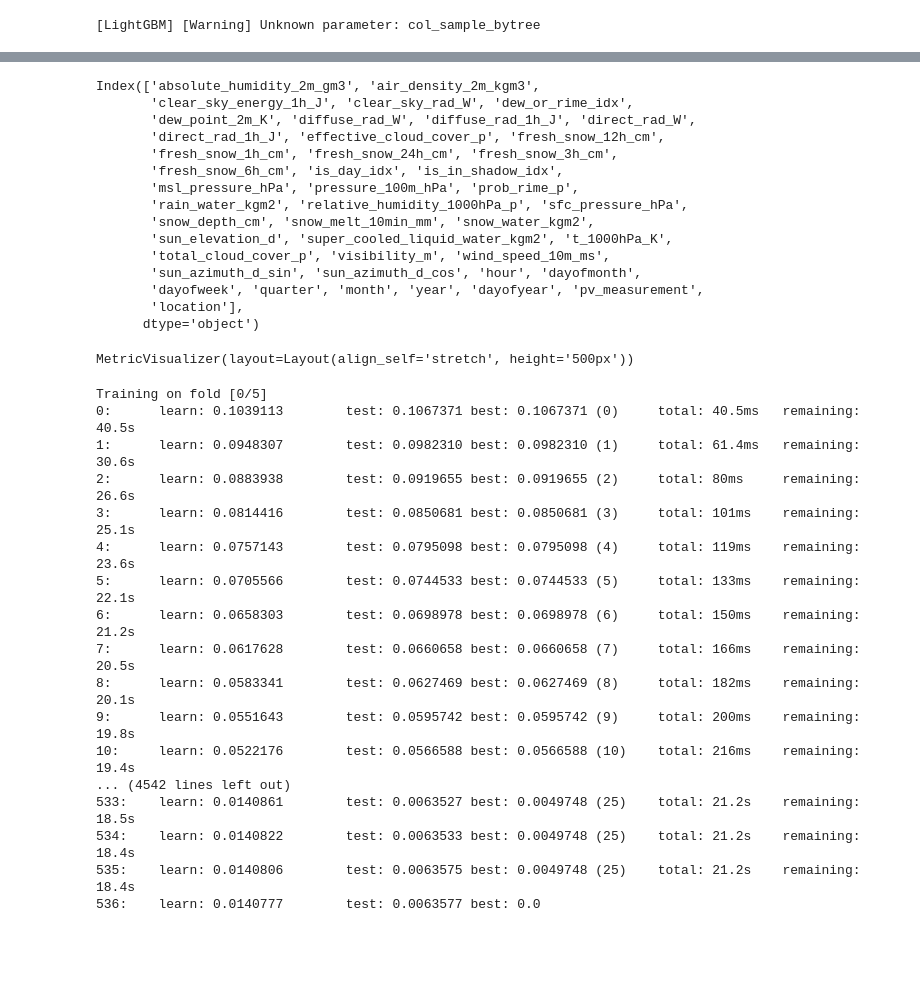
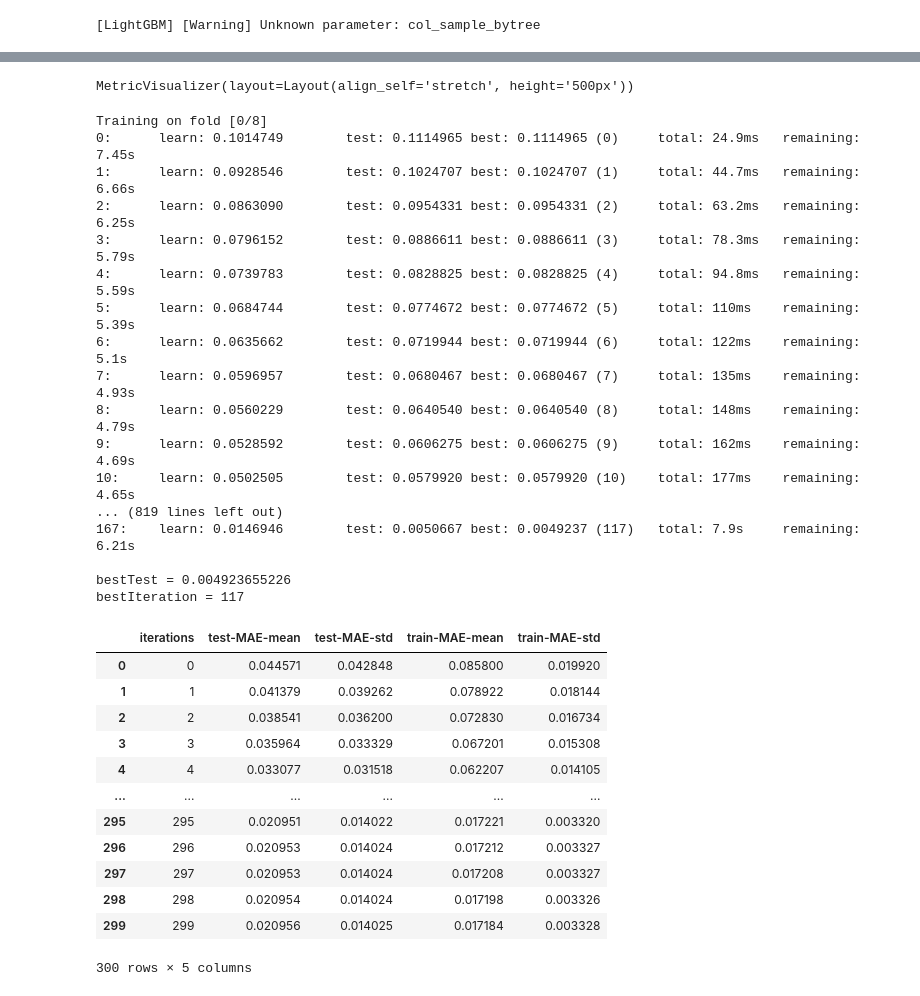
Before and after one commit to mathiasraa/tdt4173-forecasting, a Jupyter notebook: notebooks/lgb.ipynb, the cells around one changed output, grey strips where cells are left out. Drawn from its saved outputs; the diff is of its cells as text; code cells hidden in the pictures; blank space fills up the shorter version.

```diff
--- a/notebooks/lgb.ipynb
+++ b/notebooks/lgb.ipynb
@@ -97,21 +68,0 @@ cb_train_data["dayofmonth"].plot(kind="hist")
-# %%
-cb_train_data.columns
-# %% [output]
-Index(['absolute_humidity_2m_gm3', 'air_density_2m_kgm3',
-       'clear_sky_energy_1h_J', 'clear_sky_rad_W', 'dew_or_rime_idx',
-       'dew_point_2m_K', 'diffuse_rad_W', 'diffuse_rad_1h_J', 'direct_rad_W',
-       'direct_rad_1h_J', 'effective_cloud_cover_p', 'fresh_snow_12h_cm',
-       'fresh_snow_1h_cm', 'fresh_snow_24h_cm', 'fresh_snow_3h_cm',
-       'fresh_snow_6h_cm', 'is_day_idx', 'is_in_shadow_idx',
-       'msl_pressure_hPa', 'pressure_100m_hPa', 'prob_rime_p',
-       'rain_water_kgm2', 'relative_humidity_1000hPa_p', 'sfc_pressure_hPa',
-       'snow_depth_cm', 'snow_melt_10min_mm', 'snow_water_kgm2',
-       'sun_elevation_d', 'super_cooled_liquid_water_kgm2', 't_1000hPa_K',
-       'total_cloud_cover_p', 'visibility_m', 'wind_speed_10m_ms',
-       'sun_azimuth_d_sin', 'sun_azimuth_d_cos', 'hour', 'dayofmonth',
-       'dayofweek', 'quarter', 'month', 'year', 'dayofyear', 'pv_measurement',
-       'location'],
-      dtype='object')
-# %%
-tss = TimeSeriesSplit(4)
-folds = tss.split(cb_train_data)
@@ -139,7 +92,7 @@ results = cb.cv(
         "loss_function": "MAE",
         "has_time": True,
         "one_hot_max_size": 24,
-        # "iterations": 1000,
+        "iterations": 300,
         "depth": 10,
         "learning_rate": 0.1,
         "l2_leaf_reg": 0.1,
@@ -152,7 +105,7 @@ results = cb.cv(
         # "bootstrap_type": "Bernoulli",
         # "subsample": 0.8,
     },
-    # od_type="Iter",
+    early_stopping_rounds=50,
     inverted=False,
     shuffle=False,
     stratified=False,
@@ -162,20 +115,36 @@ results = cb.cv(
 )
 # %% [output]
 MetricVisualizer(layout=Layout(align_self='stretch', height='500px'))
-Training on fold [0/5]
-0:      learn: 0.1039113        test: 0.1067371 best: 0.1067371 (0)     total: 40.5ms   remaining: 40.5s
-1:      learn: 0.0948307        test: 0.0982310 best: 0.0982310 (1)     total: 61.4ms   remaining: 30.6s
-2:      learn: 0.0883938        test: 0.0919655 best: 0.0919655 (2)     total: 80ms     remaining: 26.6s
-3:      learn: 0.0814416        test: 0.0850681 best: 0.0850681 (3)     total: 101ms    remaining: 25.1s
-4:      learn: 0.0757143        test: 0.0795098 best: 0.0795098 (4)     total: 119ms    remaining: 23.6s
-5:      learn: 0.0705566        test: 0.0744533 best: 0.0744533 (5)     total: 133ms    remaining: 22.1s
-6:      learn: 0.0658303        test: 0.0698978 best: 0.0698978 (6)     total: 150ms    remaining: 21.2s
-7:      learn: 0.0617628        test: 0.0660658 best: 0.0660658 (7)     total: 166ms    remaining: 20.5s
-8:      learn: 0.0583341        test: 0.0627469 best: 0.0627469 (8)     total: 182ms    remaining: 20.1s
-9:      learn: 0.0551643        test: 0.0595742 best: 0.0595742 (9)     total: 200ms    remaining: 19.8s
-10:     learn: 0.0522176        test: 0.0566588 best: 0.0566588 (10)    total: 216ms    remaining: 19.4s
-... (4542 lines left out)
-533:    learn: 0.0140861        test: 0.0063527 best: 0.0049748 (25)    total: 21.2s    remaining: 18.5s
-534:    learn: 0.0140822        test: 0.0063533 best: 0.0049748 (25)    total: 21.2s    remaining: 18.4s
-535:    learn: 0.0140806        test: 0.0063575 best: 0.0049748 (25)    total: 21.2s    remaining: 18.4s
-536:    learn: 0.0140777        test: 0.0063577 best: 0.0
+Training on fold [0/8]
+0:      learn: 0.1014749        test: 0.1114965 best: 0.1114965 (0)     total: 24.9ms   remaining: 7.45s
+1:      learn: 0.0928546        test: 0.1024707 best: 0.1024707 (1)     total: 44.7ms   remaining: 6.66s
+2:      learn: 0.0863090        test: 0.0954331 best: 0.0954331 (2)     total: 63.2ms   remaining: 6.25s
+3:      learn: 0.0796152        test: 0.0886611 best: 0.0886611 (3)     total: 78.3ms   remaining: 5.79s
+4:      learn: 0.0739783        test: 0.0828825 best: 0.0828825 (4)     total: 94.8ms   remaining: 5.59s
+5:      learn: 0.0684744        test: 0.0774672 best: 0.0774672 (5)     total: 110ms    remaining: 5.39s
+6:      learn: 0.0635662        test: 0.0719944 best: 0.0719944 (6)     total: 122ms    remaining: 5.1s
+7:      learn: 0.0596957        test: 0.0680467 best: 0.0680467 (7)     total: 135ms    remaining: 4.93s
+8:      learn: 0.0560229        test: 0.0640540 best: 0.0640540 (8)     total: 148ms    remaining: 4.79s
+9:      learn: 0.0528592        test: 0.0606275 best: 0.0606275 (9)     total: 162ms    remaining: 4.69s
+10:     learn: 0.0502505        test: 0.0579920 best: 0.0579920 (10)    total: 177ms    remaining: 4.65s
+... (819 lines left out)
+167:    learn: 0.0146946        test: 0.0050667 best: 0.0049237 (117)   total: 7.9s     remaining: 6.21s
+
+bestTest = 0.004923655226
+bestIteration = 117
+# %%
+results
+# %% [output]
+|  | iterations | test-MAE-mean | test-MAE-std | train-MAE-mean | train-MAE-std |
+| 0 | 0 | 0.044571 | 0.042848 | 0.085800 | 0.019920 |
+| 1 | 1 | 0.041379 | 0.039262 | 0.078922 | 0.018144 |
+| 2 | 2 | 0.038541 | 0.036200 | 0.072830 | 0.016734 |
+| 3 | 3 | 0.035964 | 0.033329 | 0.067201 | 0.015308 |
+| 4 | 4 | 0.033077 | 0.031518 | 0.062207 | 0.014105 |
+| ... | ... | ... | ... | ... | ... |
+| 295 | 295 | 0.020951 | 0.014022 | 0.017221 | 0.003320 |
+| 296 | 296 | 0.020953 | 0.014024 | 0.017212 | 0.003327 |
+| 297 | 297 | 0.020953 | 0.014024 | 0.017208 | 0.003327 |
+| 298 | 298 | 0.020954 | 0.014024 | 0.017198 | 0.003326 |
+| 299 | 299 | 0.020956 | 0.014025 | 0.017184 | 0.003328 |
+300 rows × 5 columns
```
Also changed, not shown: parts of 4 cells of this notebook, 1 other file.
